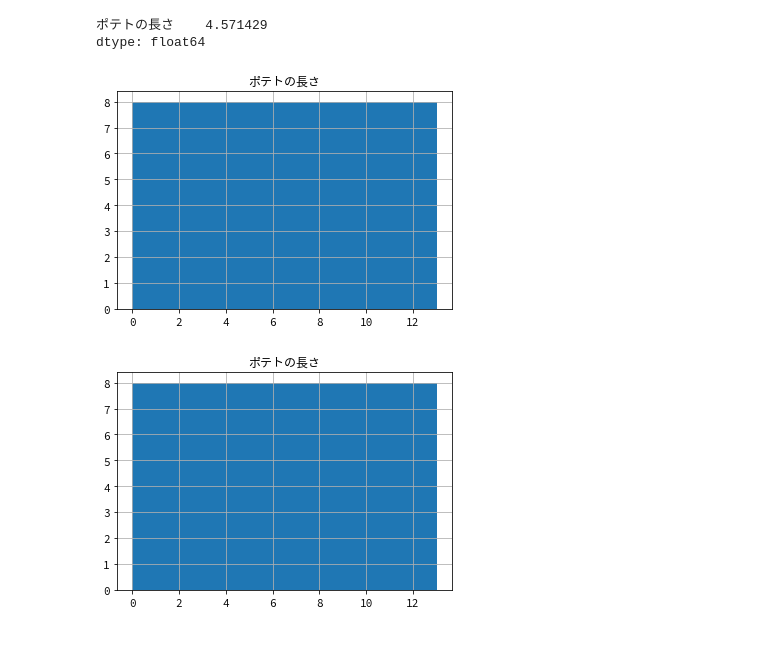
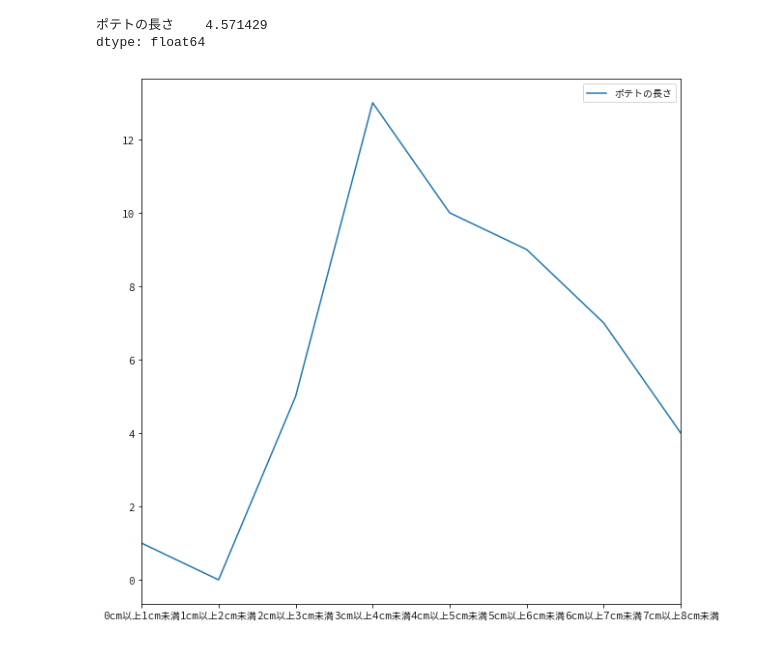
Before and after one commit to kaneshirok/hamburger_statistics, a Jupyter notebook: hamburger_statistics.ipynb, the cells around one changed output. Drawn from its saved outputs; the diff is of its cells as text; code cells hidden in the pictures.

```diff
--- a/hamburger_statistics.ipynb
+++ b/hamburger_statistics.ipynb
@@ -56,27 +56,26 @@ dtype: float64
 # %%
 # もぐもぐバーガーのポテトの度数分布
 column_name = mogumogu_potato.columns[0]
 new_columns_name = ('0cm以上1cm未満', '1cm以上2cm未満','2cm以上3cm未満', '3cm以上4cm未満', '4cm以上5cm未満', '5cm以上6cm未満', '6cm以上7cm未満', '7cm以上8cm未満')
 length_0_1 = mogumogu_potato[mogumogu_potato[column_name] < 1].rename(columns={column_name: new_columns_name[0]})[new_columns_name[0]]
 length_0_1 = pd.DataFrame(pd.DataFrame(length_0_1).count())
 length_1_2 = mogumogu_potato[(1 <= mogumogu_potato[column_name]) & (mogumogu_potato[column_name] < 2)].rename(columns={column_name: new_columns_name[1]})[new_columns_name[1]]
 length_1_2 = pd.DataFrame(pd.DataFrame(length_1_2).count())
 length_2_3 = mogumogu_potato[(2 <= mogumogu_potato[column_name]) & (mogumogu_potato[column_name] < 3)].rename(columns={column_name: new_columns_name[2]})[new_columns_name[2]]
 length_2_3 = pd.DataFrame(pd.DataFrame(length_2_3).count())
 length_3_4 = mogumogu_potato[(3 <= mogumogu_potato[column_name]) & (mogumogu_potato[column_name] < 4)].rename(columns={column_name: new_columns_name[3]})[new_columns_name[3]]
 length_3_4 = pd.DataFrame(pd.DataFrame(length_3_4).count())
 length_4_5 = mogumogu_potato[(4 <= mogumogu_potato[column_name]) & (mogumogu_potato[column_name] < 5)].rename(columns={column_name: new_columns_name[4]})[new_columns_name[4]]
 length_4_5 = pd.DataFrame(pd.DataFrame(length_4_5).count())
 length_5_6 = mogumogu_potato[(5 <= mogumogu_potato[column_name]) & (mogumogu_potato[column_name] < 6)].rename(columns={column_name: new_columns_name[5]})[new_columns_name[5]]
 length_5_6 = pd.DataFrame(pd.DataFrame(length_5_6).count())
 length_6_7 = mogumogu_potato[(6 <= mogumogu_potato[column_name]) & (mogumogu_potato[column_name] < 7)].rename(columns={column_name: new_columns_name[6]})[new_columns_name[6]]
 length_6_7 = pd.DataFrame(pd.DataFrame(length_6_7).count())
 length_7_8 = mogumogu_potato[(7 <= mogumogu_potato[column_name]) & (mogumogu_potato[column_name] < 8)].rename(columns={column_name: new_columns_name[7]})[new_columns_name[7]]
 length_7_8 = pd.DataFrame(pd.DataFrame(length_7_8).count())
 mogumogu_fd = pd.concat([length_0_1, length_1_2, length_2_3, length_3_4, length_4_5, length_5_6, length_6_7, length_7_8])
 mogumogu_fd = mogumogu_fd.rename(columns={0: 'ポテトの長さ'})
-mogumogu_fd.hist(bins=1)
+mogumogu_fd.plot(figsize=(10, 10), fontsize=10)
 plt.show()
 # %% [output]
-[figure, old version]
+[figure, new version]
-[figure, removed]
```
